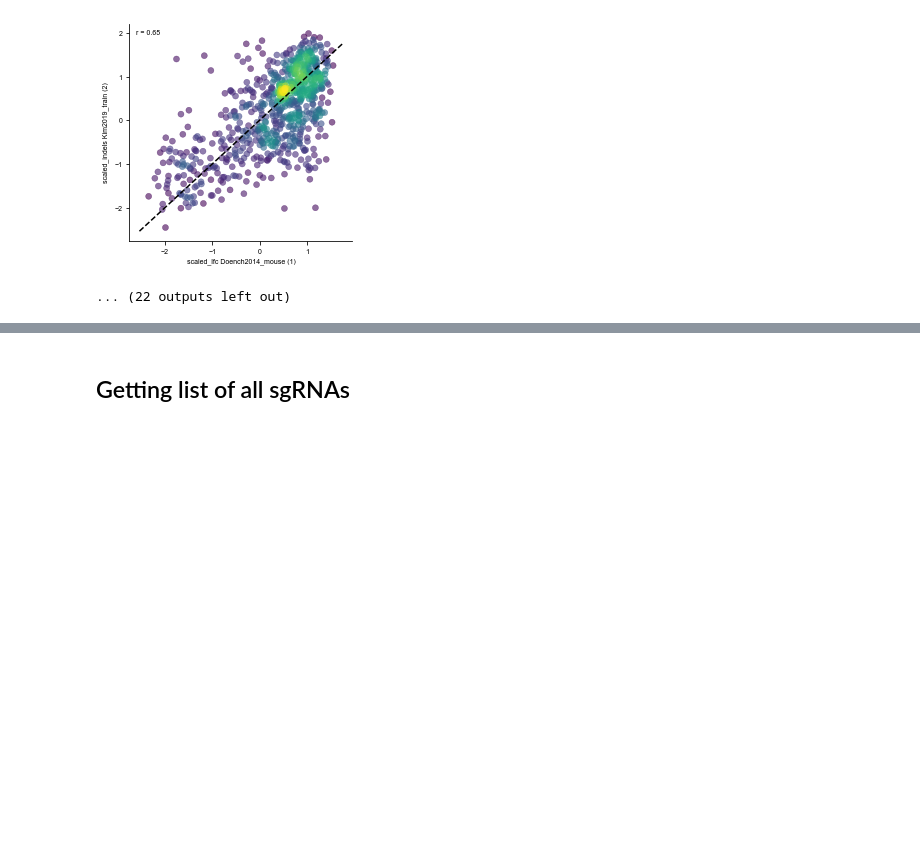
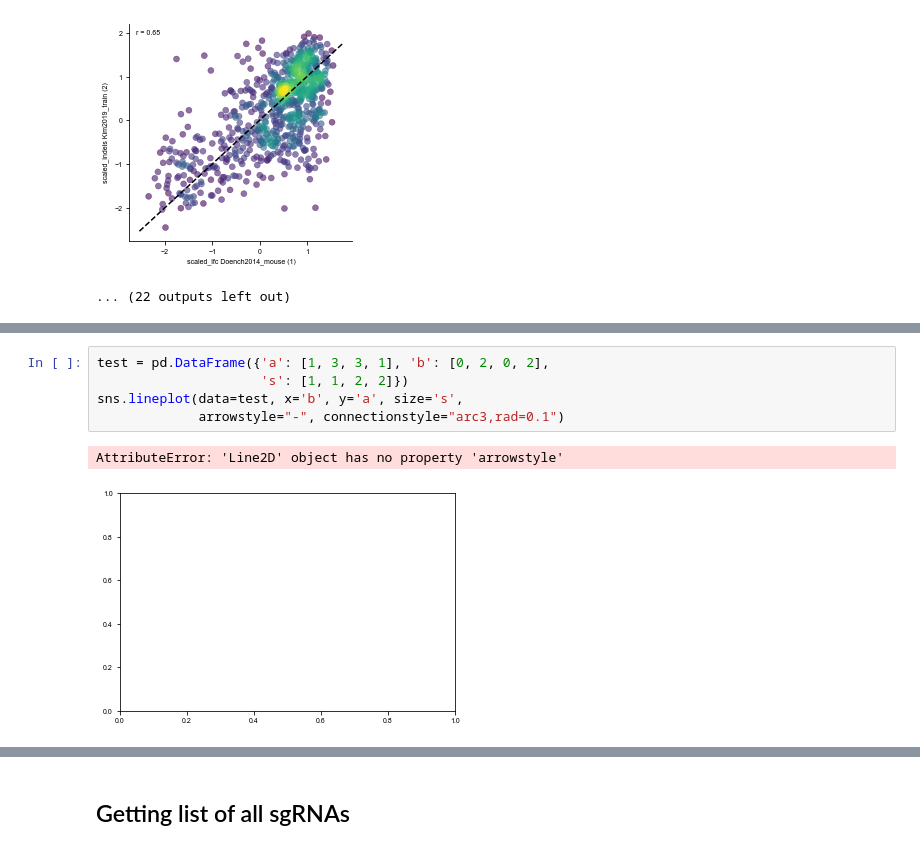
Before and after one commit to gpp-rnd/rs_dev, a Jupyter notebook: code/01_combine_sgrnas.ipynb, the cells around one changed output, grey strips where cells are left out. Drawn from its saved outputs; the diff is of its cells as text; blank space fills up the shorter version.

```diff
--- a/code/01_combine_sgrnas.ipynb
+++ b/code/01_combine_sgrnas.ipynb
@@ -147,0 +218,8 @@ gpplot.savefig('../figures/dataset_overlap.pdf')
+# %%
+test = pd.DataFrame({'a': [1, 3, 3, 1], 'b': [0, 2, 0, 2],
+                     's': [1, 1, 2, 2]})
+sns.lineplot(data=test, x='b', y='a', size='s',
+             arrowstyle="-", connectionstyle="arc3,rad=0.1")
+# %% [output]
+AttributeError: 'Line2D' object has no property 'arrowstyle'
+[figure, added]
```
Also changed, not shown: parts of 7 cells of this notebook.
